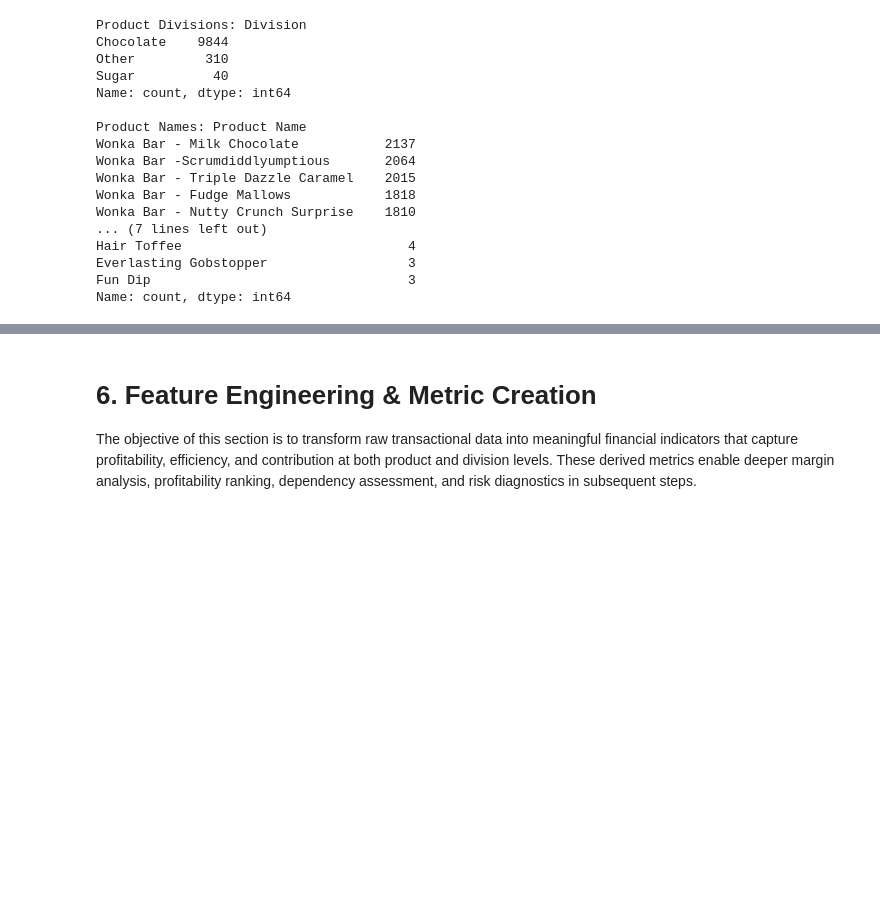
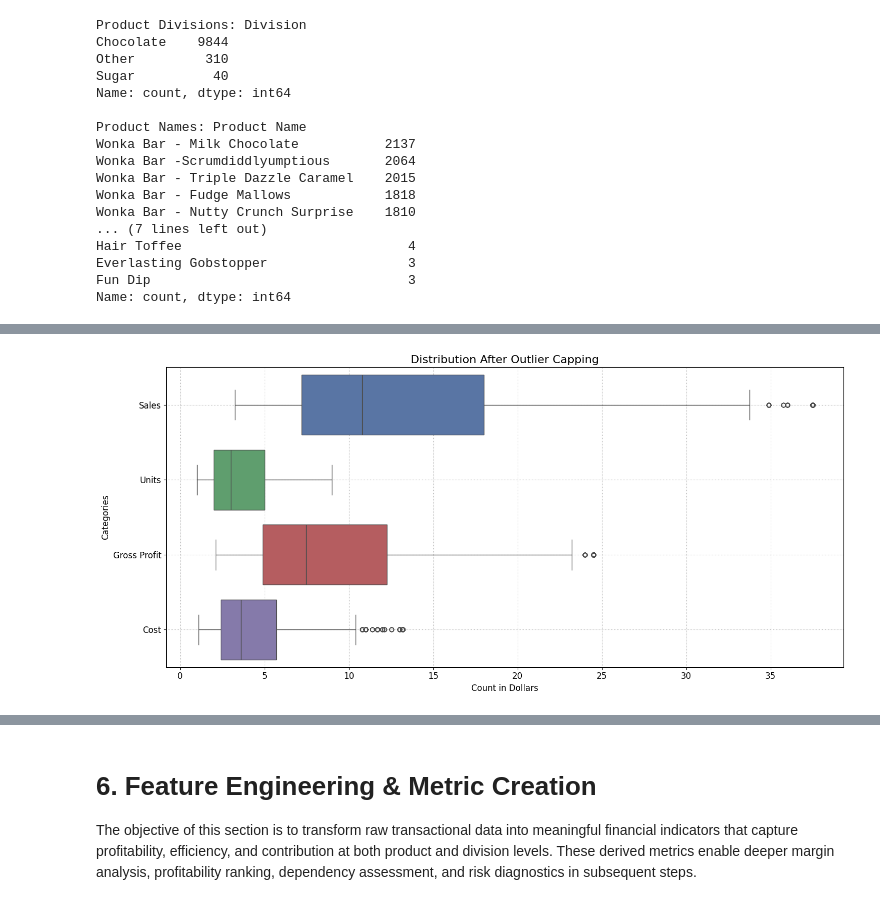
Before and after one commit to amrit1426/Unified_mentor_project, a Jupyter notebook: 20260125_Nassau_Candy_Distributor.ipynb, the cells around one changed output, grey strips where cells are left out. Cells and saved outputs as stored; diff of their text form; code cells hidden in the pictures; blank space fills up the shorter version.

```diff
--- a/20260125_Nassau_Candy_Distributor.ipynb
+++ b/20260125_Nassau_Candy_Distributor.ipynb
@@ -294,0 +401,18 @@ plt.show()
+# %%
+# Create a capped copy of the original dataframe
+df_cap = df.copy()
+
+# Columns to treat for outliers
+outlier_cols = ['Sales', 'Units', 'Gross Profit', 'Cost']
+
+# Apply capping
+for col in outlier_cols:
+
+    lower_limit = df[col].quantile(0.02)
+    upper_limit = df[col].quantile(0.98)
+
+    df_cap[col] = (
+        df_cap[col]
+        .astype(float)
+        .clip(lower=lower_limit, upper=upper_limit)
+    )
@@ -294,0 +431,28 @@ plt.show()
+# %%
+# Visualization of the outliers
+
+# Reshape dataframe to long format
+df_long_cap = df_cap[outlier_cols].melt(var_name='Metric', value_name='Value')
+
+# Creating a custom empty canvas
+figure = plt.figure(figsize=[15, 7])
+
+# Create grouped box plot
+sns.boxplot(
+    x='Value',
+    y='Metric',
+    palette=['#4C72B0', '#55A868', '#C44E52', '#8172B2'],
+    data=df_long_cap
+)
+
+# Aesthetics
+plt.xticks(size=12)
+plt.yticks(size=12)
+plt.xlabel(xlabel='Count in Dollars', size=12)
+plt.ylabel(ylabel='Categories', size=12)
+plt.title(label='Distribution After Outlier Capping', size=16)
+plt.grid(linestyle=':')
+plt.tight_layout()
+plt.show()
+# %% [output]
+[figure, added]
```
Also changed, not shown: parts of 77 cells of this notebook.
